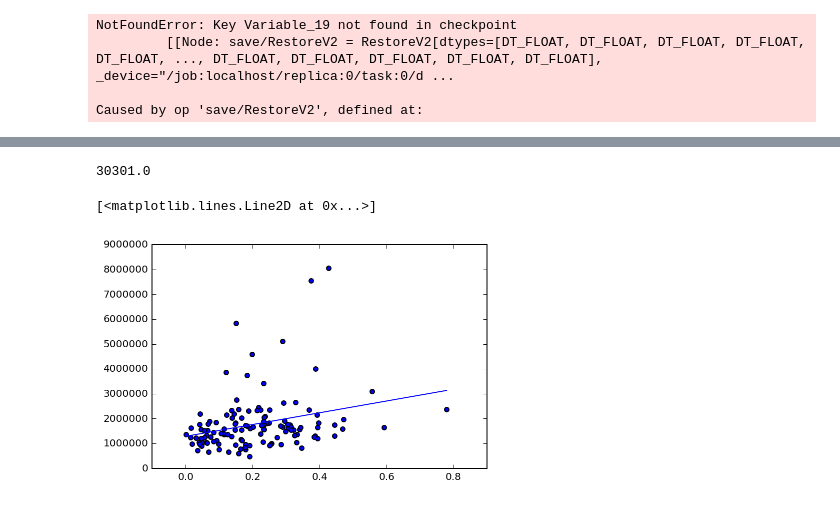
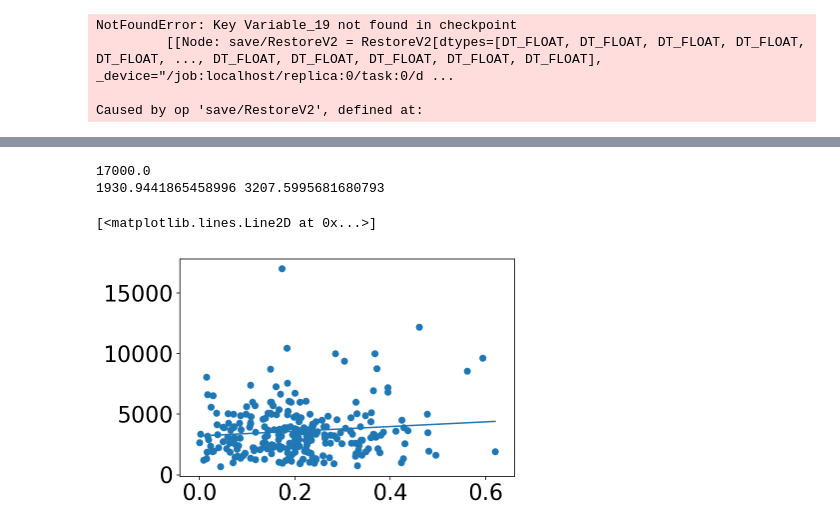
Before and after one commit to guillochon/humantree, a Jupyter notebook: Validate.ipynb, the cells around one changed output, grey strips where cells are left out. Cells and saved outputs as stored; diff of their text form; code cells hidden in the pictures.

```diff
--- a/Validate.ipynb
+++ b/Validate.ipynb
@@ -110,21 +115,28 @@ Queries: 61.8 ± 12.1% (68 votes for 8 images)
 # %%
 import pandas as pd
 
 svs = pd.read_csv('humantree/text/shade-values.csv', names=['id', 'fraction', 'value', 'sqft'])
 
 svs = svs.mask(svs['sqft'] > 1000000.0).dropna()
+svs = svs.mask(svs['value'] > 2000000.0).dropna()
 
 print(max(svs['sqft']))
 
-x = svs['sqft'].tolist()
-y = (svs['value'].astype(float)/svs['sqft'].astype(float)).tolist()
+# x = svs['sqft'].tolist()
 x = svs['fraction']
-y = svs['value']
+y = svs['value']/svs['sqft']
+# y = svs['value']
+y = svs['sqft']
 
 plt.scatter(x, y)
 
+m, b = np.polyfit(x, y, 1)
+
+print(m, b)
+
 plt.plot(np.unique(x), np.poly1d(np.polyfit(x, y, 1))(np.unique(x)))
 # %% [output]
-30301.0
+17000.0
+1930.9441865458996 3207.5995681680793
 [<matplotlib.lines.Line2D at 0x...>]
-[figure, old version]
+[figure, new version]
```
Also changed, not shown: parts of 1 cell of this notebook, 1 other file.
